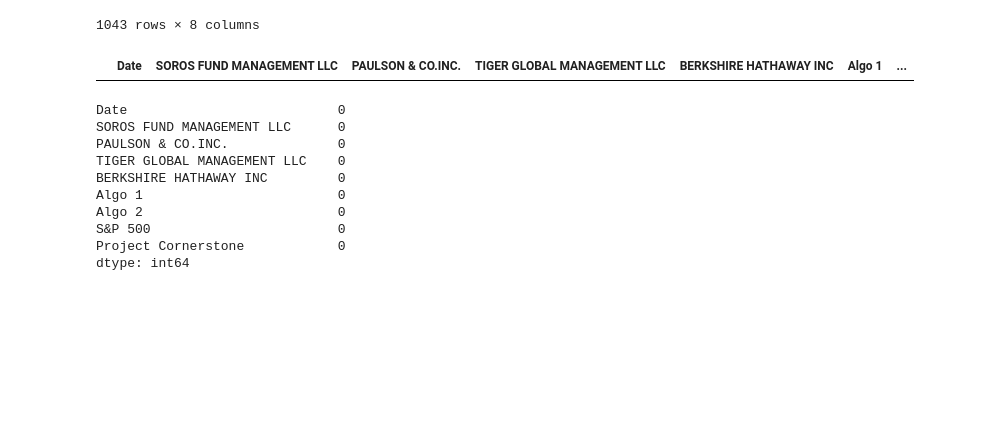
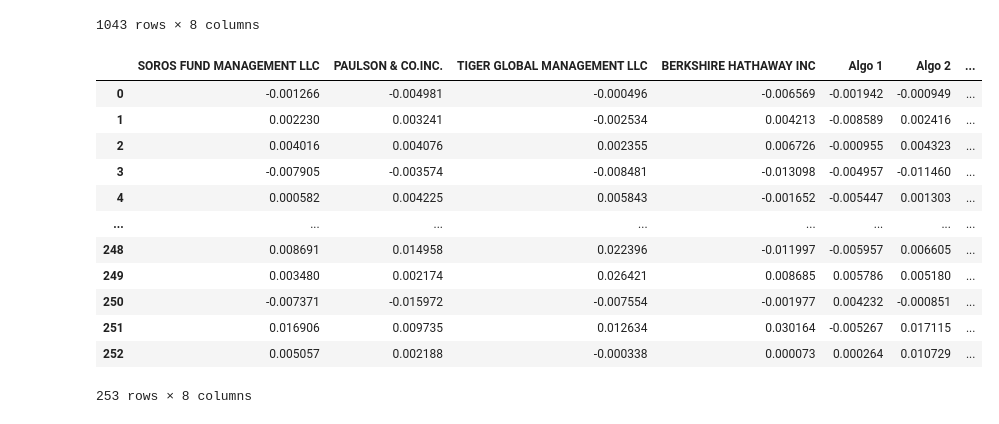
Before and after one commit to AaronGalloway/pandas-homework, a Jupyter notebook: pandas-homework/CustomPortfolio.ipynb, the cells around one changed output. Cells and saved outputs as stored; diff of their text form; code cells hidden in the pictures; blank space fills up the shorter version.

```diff
--- a/pandas-homework/CustomPortfolio.ipynb
+++ b/pandas-homework/CustomPortfolio.ipynb
@@ -113,21 +142,22 @@ whale_dataframe
 | 1041 | 2019-04-22 | -0.002586 | -0.007333 | -0.003640 | -0.001088 | 0.000677 | ... |
 | 1042 | 2019-04-23 | 0.007167 | 0.003485 | 0.006472 | 0.013278 | 0.004969 | ... |
 1043 rows × 8 columns
-# %%
-compiled_dataframe = pd.concat([whale_dataframe, combined_portfolio_returns], axis='columns', join='inner')
-compiled_dataframe
-# %% [output]
-|  | Date | SOROS FUND MANAGEMENT LLC | PAULSON & CO.INC. | TIGER GLOBAL MANAGEMENT LLC | BERKSHIRE HATHAWAY INC | Algo 1 | ... |
-# %%
-compiled_dataframe.isnull().sum()
-# %% [output]
-Date                           0
-SOROS FUND MANAGEMENT LLC      0
-PAULSON & CO.INC.              0
-TIGER GLOBAL MANAGEMENT LLC    0
-BERKSHIRE HATHAWAY INC         0
-Algo 1                         0
-Algo 2                         0
-S&P 500                        0
-Project Cornerstone            0
-dtype: int64
+# %%
+# Remove Date column per comments above as dates don't line up but data does
+compiled_dataframe = pd.concat([whale_dataframe, combined_portfolio_returns], axis='columns', join='inner')
+compiled_dataframe.drop(['Date'], axis=1, inplace=True)
+compiled_dataframe
+# %% [output]
+|  | SOROS FUND MANAGEMENT LLC | PAULSON & CO.INC. | TIGER GLOBAL MANAGEMENT LLC | BERKSHIRE HATHAWAY INC | Algo 1 | Algo 2 | ... |
+| 0 | -0.001266 | -0.004981 | -0.000496 | -0.006569 | -0.001942 | -0.000949 | ... |
+| 1 | 0.002230 | 0.003241 | -0.002534 | 0.004213 | -0.008589 | 0.002416 | ... |
+| 2 | 0.004016 | 0.004076 | 0.002355 | 0.006726 | -0.000955 | 0.004323 | ... |
+| 3 | -0.007905 | -0.003574 | -0.008481 | -0.013098 | -0.004957 | -0.011460 | ... |
+| 4 | 0.000582 | 0.004225 | 0.005843 | -0.001652 | -0.005447 | 0.001303 | ... |
+| ... | ... | ... | ... | ... | ... | ... | ... |
+| 248 | 0.008691 | 0.014958 | 0.022396 | -0.011997 | -0.005957 | 0.006605 | ... |
+| 249 | 0.003480 | 0.002174 | 0.026421 | 0.008685 | 0.005786 | 0.005180 | ... |
+| 250 | -0.007371 | -0.015972 | -0.007554 | -0.001977 | 0.004232 | -0.000851 | ... |
+| 251 | 0.016906 | 0.009735 | 0.012634 | 0.030164 | -0.005267 | 0.017115 | ... |
+| 252 | 0.005057 | 0.002188 | -0.000338 | 0.000073 | 0.000264 | 0.010729 | ... |
+253 rows × 8 columns
```
Also changed, not shown: parts of 9 cells of this notebook.
